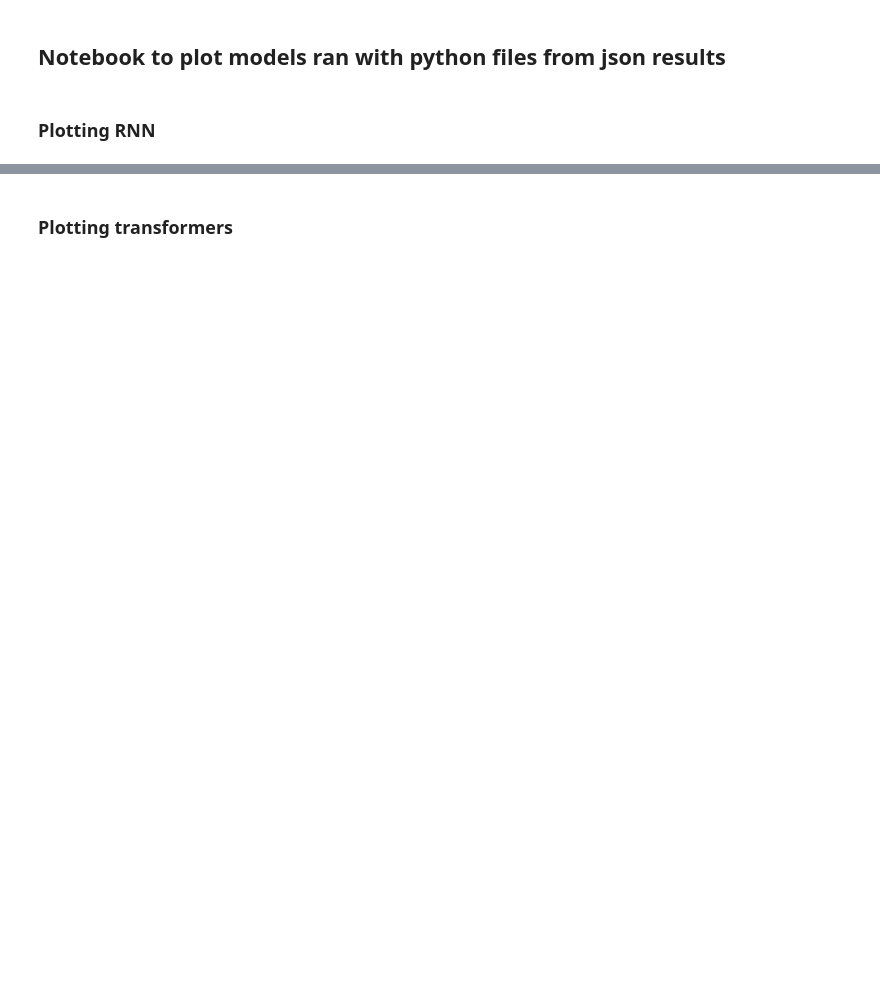
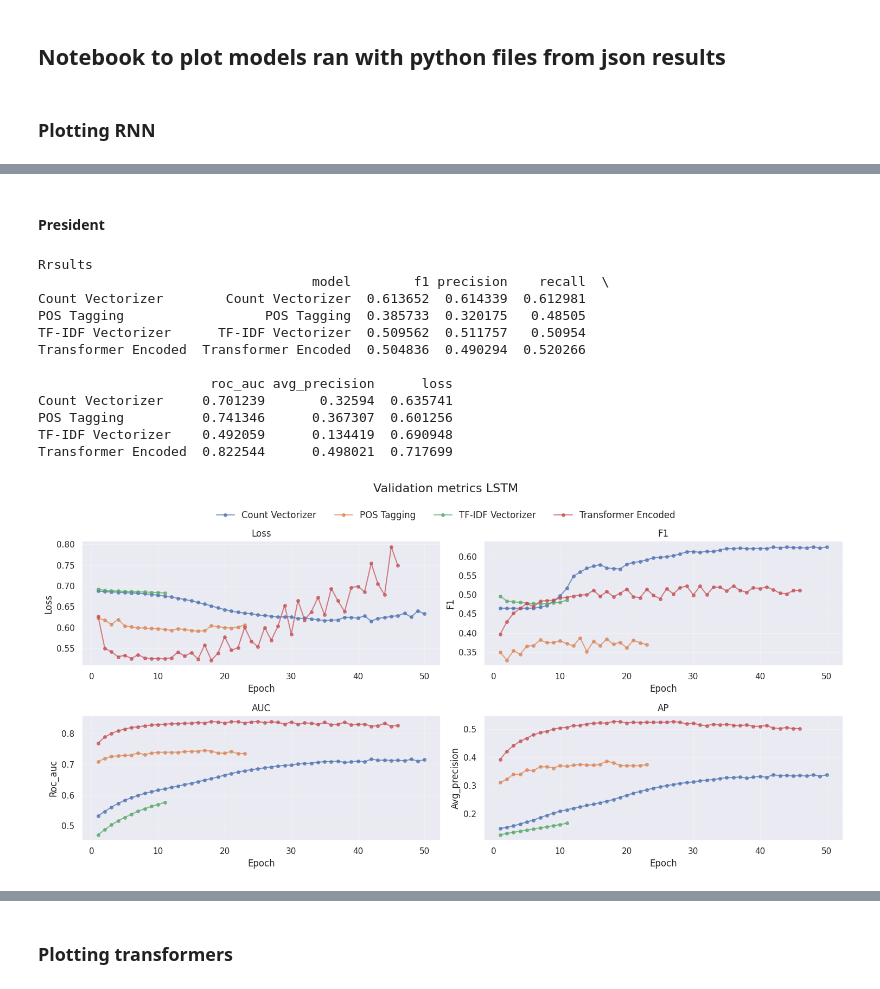
Before and after one commit to alan-man/tal-projet, a Jupyter notebook: plots_models.ipynb, the cells around one changed output, grey strips where cells are left out. Cells and saved outputs as stored; diff of their text form; code cells hidden in the pictures; blank space fills up the shorter version.

Commit message:
plots and res

```diff
--- a/plots_models.ipynb
+++ b/plots_models.ipynb
@@ -115,0 +14,42 @@ plt.show()
+# %% [markdown]
+#### President
+# %%
+base_path = Path('./')
+
+# test GRU and LSTM
+
+file_paths_LSTM = {
+    'Count Vectorizer': base_path / 'results_json/results_pres_rnn_lstm count.json',
+    'POS Tagging': base_path / 'results_json/pres_pos_tag_lstm.json',
+    'TF-IDF Vectorizer': base_path / 'results_json/results_pres_rnn_lstm tfidf.json',
+    'Transformer Encoded': base_path / 'results_json/pres_rnn_encoder_lstm.json'
+}
+
+file_paths_GRU = {
+    'Count Vectorizer': base_path / 'results_json/results_pres_rnn_gru count.json',
+    'POS Tagging': base_path / 'results_json/pres_pos_tag_gru.json',
+    'TF-IDF Vectorizer': base_path / 'results_json/results_pres_rnn_gru tfidf.json',
+    'Transformer Encoded': base_path / 'results_json/pres_rnn_encoder_gru.json'
+}
+
+file_paths_LSTM_movies = {
+    'Count Vectorizer': base_path / 'results_json/results_movies_rnn_lstm_count.json',
+    'POS Tagging': base_path / 'results_json/movies_pos_tag_lstm.json',
+    'TF-IDF Vectorizer': base_path / 'results_json/results_movies_rnn_lstm_tfidf.json',
+    'Transformer Encoded': base_path / 'results_json/movies_rnn_encoder_lstm.json'
+}
+
+file_paths_GRU_movies = {
+    'Count Vectorizer': base_path / 'results_json/results_movies_rnn_gru_count.json',
+    'POS Tagging': base_path / 'results_json/movies_pos_tag_gru.json',
+    'TF-IDF Vectorizer': base_path / 'results_json/results_movies_rnn_gru_tfidf.json',
+    'Transformer Encoded': base_path / 'results_json/movies_rnn_encoder_gru.json'
+}
+
+
+# file_paths = {
+#     'Count Vectorizer': base_path / 'res_json/results_rnn_count_vectorizer_2_corr.json',
+#     'POS Tagging': base_path / 'res_json/results_rnn_pos.json',
+#     'TF-IDF Vectorizer': base_path / 'res_json/results_rnn_tfidf_vectorizer_2_corr.json',
+#     'Transformer Encoded': base_path / 'res_json/results_rnn_transformer_encoded.json'
+# }
@@ -115,0 +128,16 @@ plt.show()
+# %%
+load_plot_rnn(file_paths_LSTM, savename = "pres_LSTM_plots" ,type = "LSTM")
+# %% [output]
+Rrsults
+                                   model        f1 precision    recall  \
+Count Vectorizer        Count Vectorizer  0.613652  0.614339  0.612981
+POS Tagging                  POS Tagging  0.385733  0.320175   0.48505
+TF-IDF Vectorizer      TF-IDF Vectorizer  0.509562  0.511757   0.50954
+Transformer Encoded  Transformer Encoded  0.504836  0.490294  0.520266
+
+                      roc_auc avg_precision      loss
+Count Vectorizer     0.701239       0.32594  0.635741
+POS Tagging          0.741346      0.367307  0.601256
+TF-IDF Vectorizer    0.492059      0.134419  0.690948
+Transformer Encoded  0.822544      0.498021  0.717699
+[figure, added]
```
Also changed, not shown: parts of 26 cells of this notebook, 4 other files.
